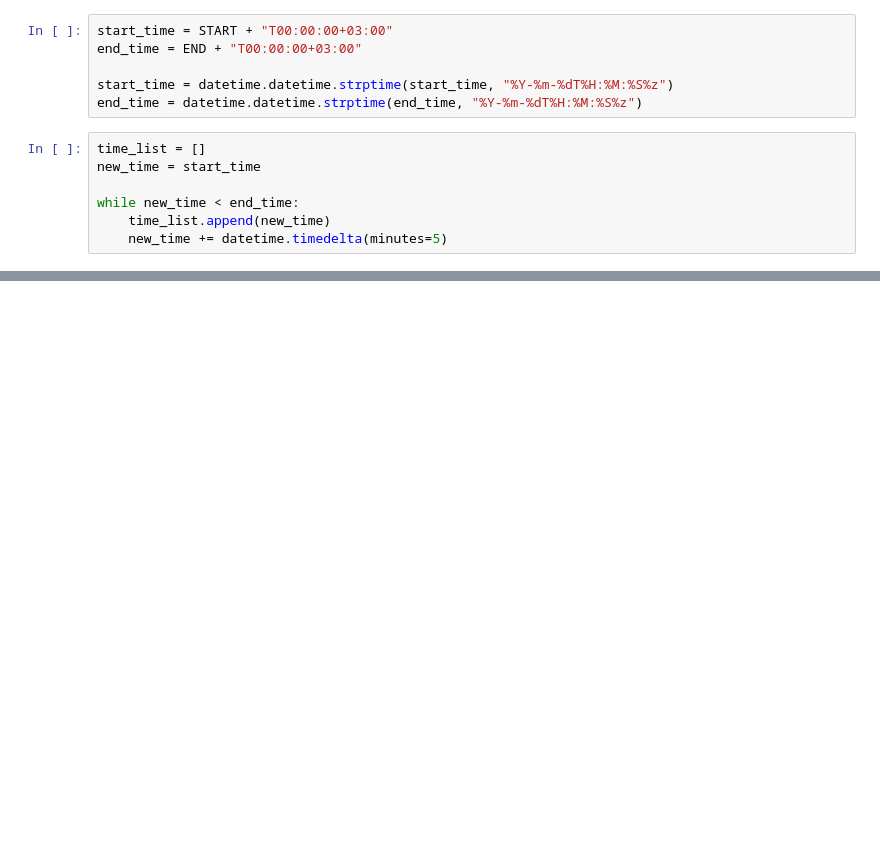
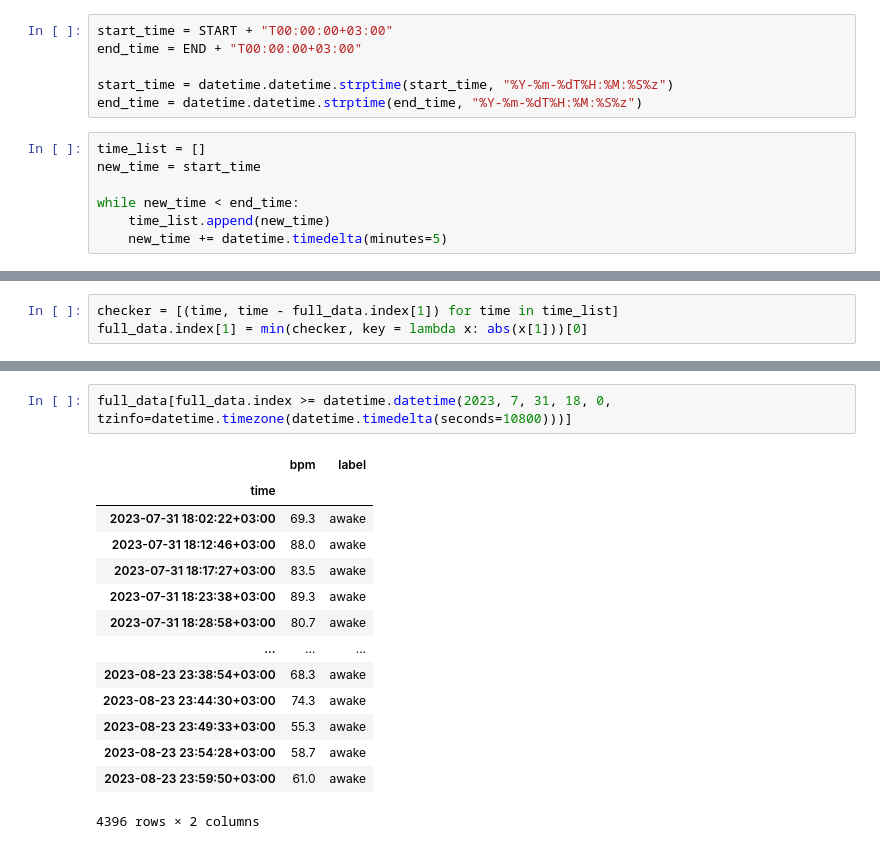
Before and after one commit to DiassIgor/sleeping-mask, a Jupyter notebook: data_preprocessing.ipynb, the cells around one changed output, grey strips where cells are left out. Drawn from its saved outputs; the diff is of its cells as text; blank space fills up the shorter version.

Commit message:
feat: First algorithm for filling the index gaps

```diff
--- a/data_preprocessing.ipynb
+++ b/data_preprocessing.ipynb
@@ -258,0 +215,3 @@ print(time_list[2] - full_data.index[1])
+# %%
+checker = [(time, time - full_data.index[1]) for time in time_list]
+full_data.index[1] = min(checker, key = lambda x: abs(x[1]))[0]
@@ -258,0 +290,17 @@ print(time_list[2] - full_data.index[1])
+# %%
+full_data[full_data.index >= datetime.datetime(2023, 7, 31, 18, 0, tzinfo=datetime.timezone(datetime.timedelta(seconds=10800)))]
+# %% [output]
+|  | bpm | label |
+| time |  |  |
+| 2023-07-31 18:02:22+03:00 | 69.3 | awake |
+| 2023-07-31 18:12:46+03:00 | 88.0 | awake |
+| 2023-07-31 18:17:27+03:00 | 83.5 | awake |
+| 2023-07-31 18:23:38+03:00 | 89.3 | awake |
+| 2023-07-31 18:28:58+03:00 | 80.7 | awake |
+| ... | ... | ... |
+| 2023-08-23 23:38:54+03:00 | 68.3 | awake |
+| 2023-08-23 23:44:30+03:00 | 74.3 | awake |
+| 2023-08-23 23:49:33+03:00 | 55.3 | awake |
+| 2023-08-23 23:54:28+03:00 | 58.7 | awake |
+| 2023-08-23 23:59:50+03:00 | 61.0 | awake |
+4396 rows × 2 columns
```
Also changed, not shown: parts of 11 cells of this notebook.
